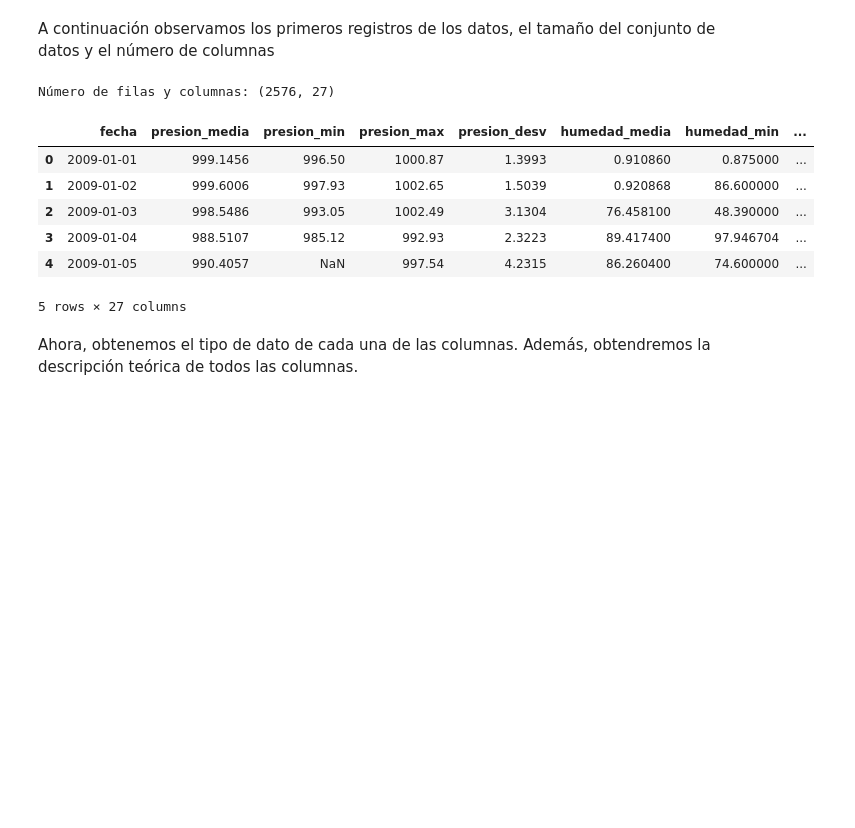
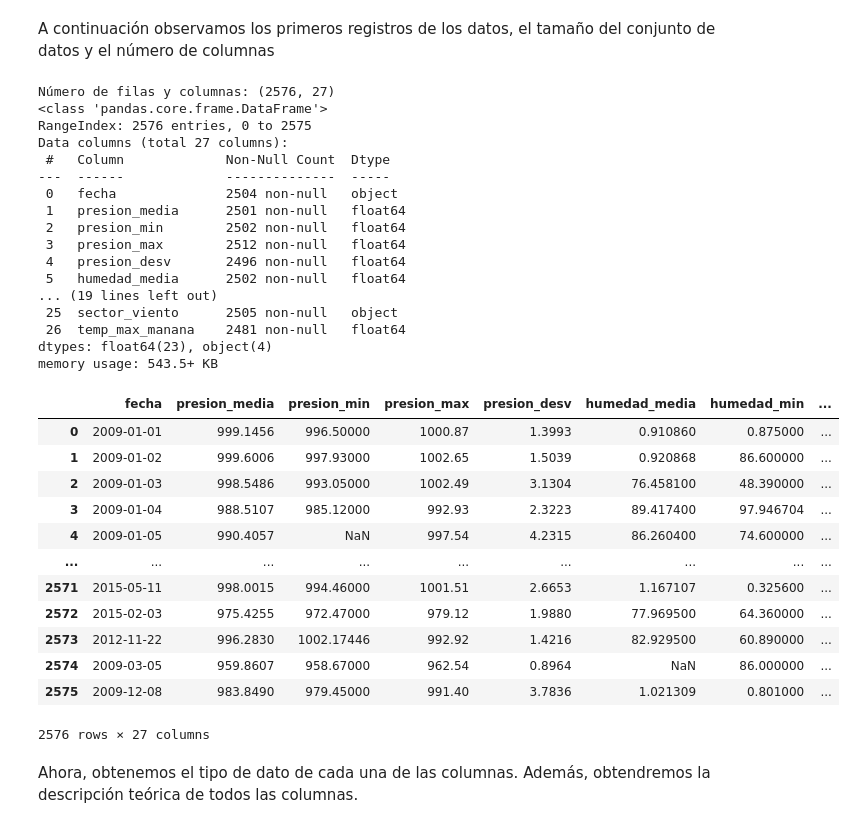
Before and after one commit to PedroSTrujillo/labs-aprendizaje-de-maquina, a Jupyter notebook: L1 copy/pedro.ipynb, the cells around one changed output. Cells and saved outputs as stored; diff of their text form; code cells hidden in the pictures; blank space fills up the shorter version.

```diff
--- a/L1 copy/pedro.ipynb
+++ b/L1 copy/pedro.ipynb
@@ -30,17 +30,42 @@ data = data_meteo.copy() #hacemos una copia del dataset para no modificar el ori
 # %% [markdown]
 A continuación observamos los primeros registros de los datos, el tamaño del conjunto de datos y el número de columnas
 # %%
-print("Número de filas y columnas:", data.shape)
-data.head()
+print("Número de filas y columnas:", data_meteo.shape)
+data_meteo.info()
 # %% [output]
 Número de filas y columnas: (2576, 27)
+<class 'pandas.core.frame.DataFrame'>
+RangeIndex: 2576 entries, 0 to 2575
+Data columns (total 27 columns):
+ #   Column             Non-Null Count  Dtype
+---  ------             --------------  -----
+ 0   fecha              2504 non-null   object
+ 1   presion_media      2501 non-null   float64
+ 2   presion_min        2502 non-null   float64
+ 3   presion_max        2512 non-null   float64
+ 4   presion_desv       2496 non-null   float64
+ 5   humedad_media      2502 non-null   float64
+... (19 lines left out)
+ 25  sector_viento      2505 non-null   object
+ 26  temp_max_manana    2481 non-null   float64
+dtypes: float64(23), object(4)
+memory usage: 543.5+ KB
-|  | fecha | presion_media | presion_min | presion_max | presion_desv | humedad_media | humedad_min | ... |
-| 0 | 2009-01-01 | 999.1456 | 996.50 | 1000.87 | 1.3993 | 0.910860 | 0.875000 | ... |
-| 1 | 2009-01-02 | 999.6006 | 997.93 | 1002.65 | 1.5039 | 0.920868 | 86.600000 | ... |
-| 2 | 2009-01-03 | 998.5486 | 993.05 | 1002.49 | 3.1304 | 76.458100 | 48.390000 | ... |
-| 3 | 2009-01-04 | 988.5107 | 985.12 | 992.93 | 2.3223 | 89.417400 | 97.946704 | ... |
-| 4 | 2009-01-05 | 990.4057 | NaN | 997.54 | 4.2315 | 86.260400 | 74.600000 | ... |
-5 rows × 27 columns
+# %%
+data_meteo
+# %% [output]
+|  | fecha | presion_media | presion_min | presion_max | presion_desv | humedad_media | humedad_min | ... |
+| 0 | 2009-01-01 | 999.1456 | 996.50000 | 1000.87 | 1.3993 | 0.910860 | 0.875000 | ... |
+| 1 | 2009-01-02 | 999.6006 | 997.93000 | 1002.65 | 1.5039 | 0.920868 | 86.600000 | ... |
+| 2 | 2009-01-03 | 998.5486 | 993.05000 | 1002.49 | 3.1304 | 76.458100 | 48.390000 | ... |
+| 3 | 2009-01-04 | 988.5107 | 985.12000 | 992.93 | 2.3223 | 89.417400 | 97.946704 | ... |
+| 4 | 2009-01-05 | 990.4057 | NaN | 997.54 | 4.2315 | 86.260400 | 74.600000 | ... |
+| ... | ... | ... | ... | ... | ... | ... | ... | ... |
+| 2571 | 2015-05-11 | 998.0015 | 994.46000 | 1001.51 | 2.6653 | 1.167107 | 0.325600 | ... |
+| 2572 | 2015-02-03 | 975.4255 | 972.47000 | 979.12 | 1.9880 | 77.969500 | 64.360000 | ... |
+| 2573 | 2012-11-22 | 996.2830 | 1002.17446 | 992.92 | 1.4216 | 82.929500 | 60.890000 | ... |
+| 2574 | 2009-03-05 | 959.8607 | 958.67000 | 962.54 | 0.8964 | NaN | 86.000000 | ... |
+| 2575 | 2009-12-08 | 983.8490 | 979.45000 | 991.40 | 3.7836 | 1.021309 | 0.801000 | ... |
+2576 rows × 27 columns
 # %% [markdown]
 Ahora, obtenemos el tipo de dato de cada una de las columnas. Además, obtendremos la descripción teórica de todos las columnas.
 # %%
```
Also changed, not shown: parts of 10 cells of this notebook.
